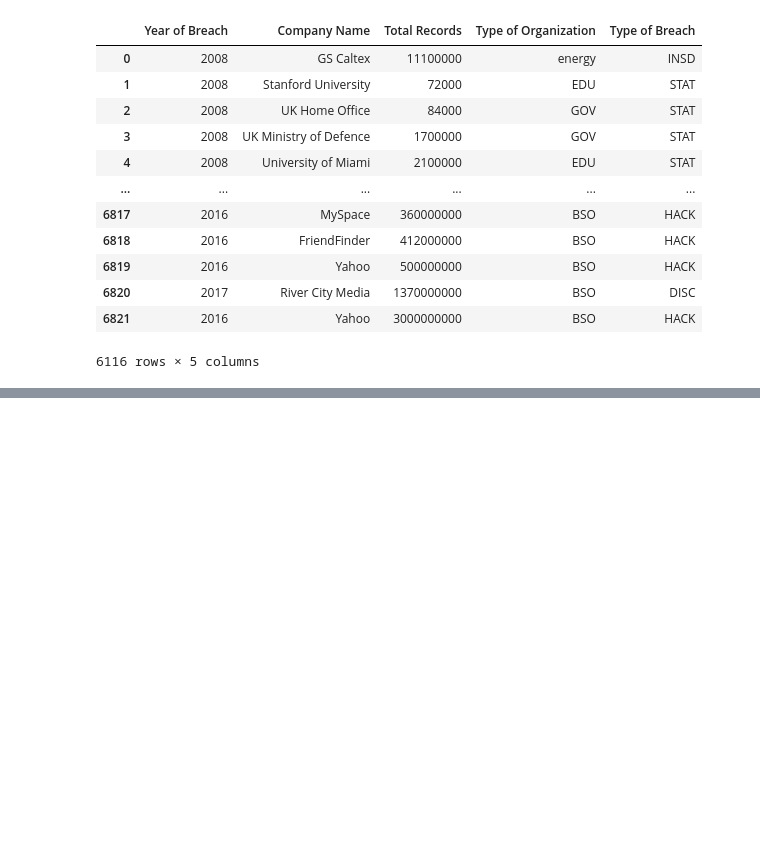
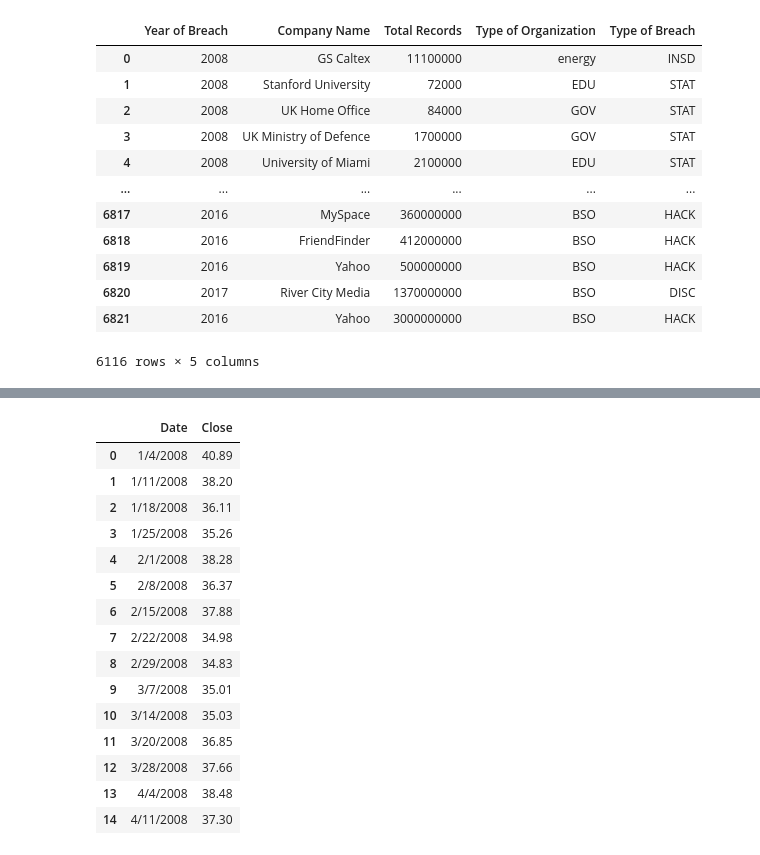
Before and after one commit to chaka37/Project1, a Jupyter notebook: notebooks/tempest.ipynb, the cells around one changed output, grey strips where cells are left out. Cells and saved outputs as stored; diff of their text form; code cells hidden in the pictures; blank space fills up the shorter version.

```diff
--- a/notebooks/tempest.ipynb
+++ b/notebooks/tempest.ipynb
@@ -410,0 +459,23 @@ tldata_concated.to_csv('../data/clean data/L & T.csv', index=True)
+# %%
+#read in at&t weekly data
+att_weekly = Path("../data/stock data/AT&T WEEKLY.csv")
+att_weekly = pd.read_csv(att_weekly, infer_datetime_format=True, parse_dates=True,)
+att_weekly = att_weekly.sort_index()
+att_weekly.head(15)
+# %% [output]
+|  | Date | Close |
+| 0 | 1/4/2008 | 40.89 |
+| 1 | 1/11/2008 | 38.20 |
+| 2 | 1/18/2008 | 36.11 |
+| 3 | 1/25/2008 | 35.26 |
+| 4 | 2/1/2008 | 38.28 |
+| 5 | 2/8/2008 | 36.37 |
+| 6 | 2/15/2008 | 37.88 |
+| 7 | 2/22/2008 | 34.98 |
+| 8 | 2/29/2008 | 34.83 |
+| 9 | 3/7/2008 | 35.01 |
+| 10 | 3/14/2008 | 35.03 |
+| 11 | 3/20/2008 | 36.85 |
+| 12 | 3/28/2008 | 37.66 |
+| 13 | 4/4/2008 | 38.48 |
+| 14 | 4/11/2008 | 37.30 |
```
Also changed, not shown: parts of 3 cells of this notebook, 4 other files.
